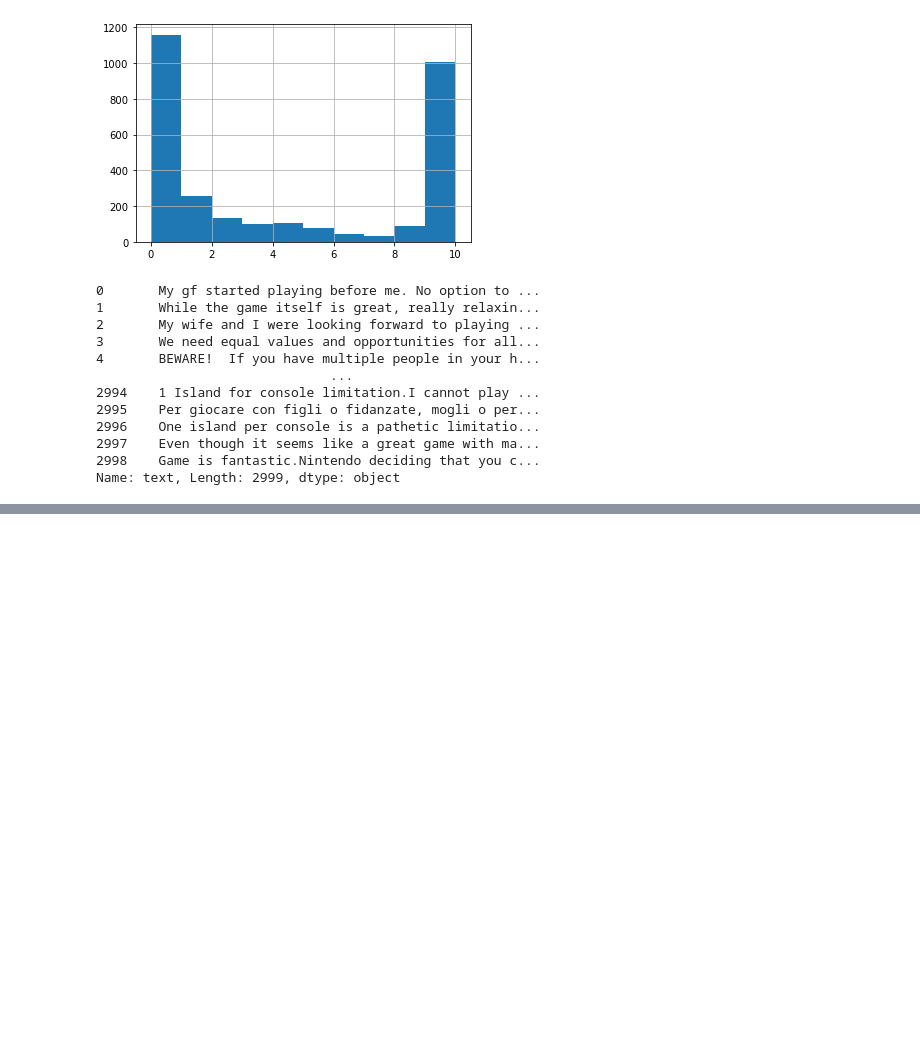
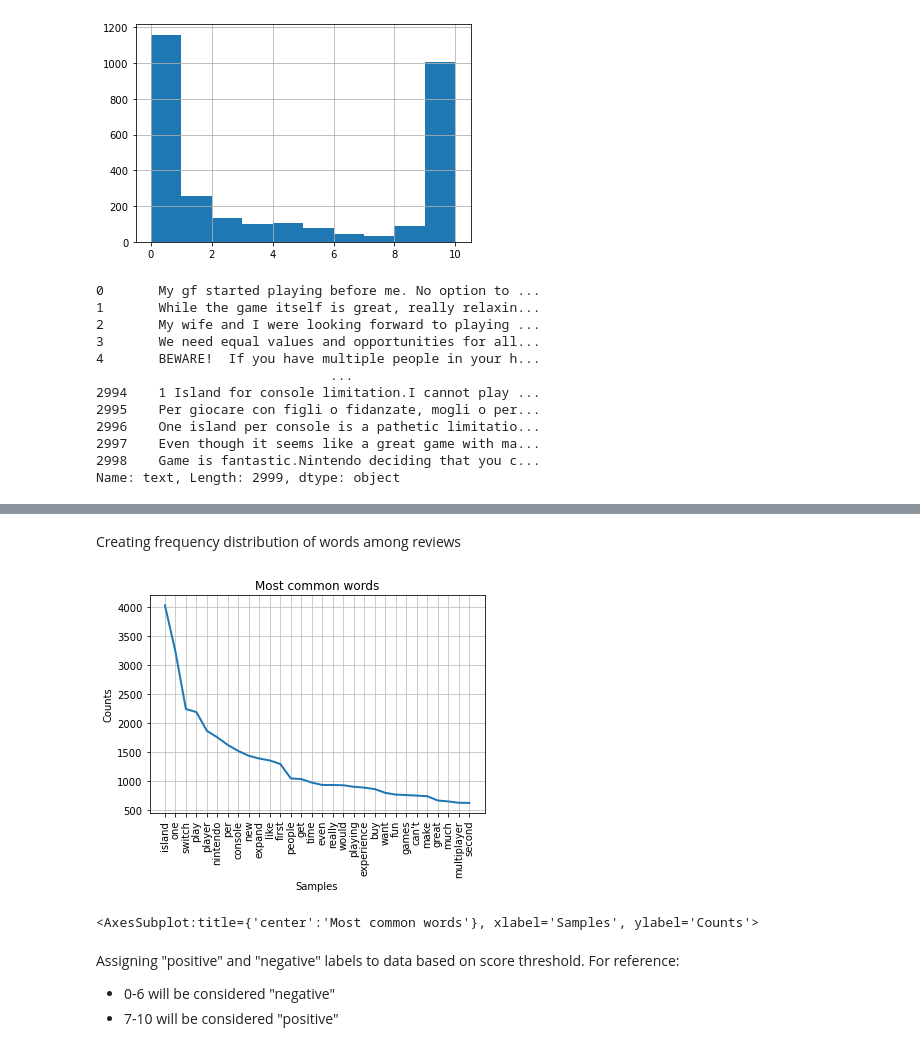
Before and after one commit to nancyho83/ACNH_Review_Sentiment, a Jupyter notebook: animal-crossing-review-analysis.ipynb, the cells around one changed output, grey strips where cells are left out. Drawn from its saved outputs; the diff is of its cells as text; code cells hidden in the pictures; blank space fills up the shorter version.

Commit message:
Labelled sentiment of reviews, preprocessed data and created first rough ml model

```diff
--- a/animal-crossing-review-analysis.ipynb
+++ b/animal-crossing-review-analysis.ipynb
@@ -29,0 +40,3 @@ user_df.head()
+# %%
+user_df = user_df.drop(['user_name'], axis=1)
+user_df.head()
@@ -51,0 +87,6 @@ Name: text, Length: 2999, dtype: object
+# %%
+pattern = "([a-zA-Z]+(?:'[a-z]+)?)" # defining pattern so tokenizer recognizes apostrophes as one word
+
+user_df['tokens_raw'] = [regexp_tokenize(text, pattern) for text in user_df['text']]
+
+user_df['tokens_raw']
@@ -51,0 +108,3 @@ Name: text, Length: 2999, dtype: object
+# %%
+user_df['tokens'] = user_df['tokens_raw'].apply(lambda x: [word.lower() for word in x])
+user_df.head()
@@ -51,0 +120,7 @@ Name: text, Length: 2999, dtype: object
+# %%
+stopwords_list = stopwords.words('english')
+stopwords_list += list(string.punctuation)
+stopwords_list += ['game', 'animal', 'crossing']
+user_df['no_stops'] = user_df['tokens'].apply(lambda x: [w for w in x if w not in stopwords_list])
+
+user_df.head()
@@ -51,0 +134,19 @@ Name: text, Length: 2999, dtype: object
+# %% [markdown]
+Creating frequency distribution of words among reviews
+# %%
+# for token_list in user_df['no_stops']:
+#     token_list = ' '.join(token_list)
+#     token_list = token_list.split(' ')
+test = user_df.no_stops.explode().to_list()
+fdist = FreqDist(test)
+fdist.plot(30, title='Most common words')
+
+# # user_freqdist = FreqDist(user_df['tokens_raw'])
+# # user_freqdist.most_common(50)
+# %% [output]
+[figure, added]
+<AxesSubplot:title={'center':'Most common words'}, xlabel='Samples', ylabel='Counts'>
+# %% [markdown]
+Assigning "positive" and "negative" labels to data based on score threshold. For reference:
+- 0-6 will be considered "negative"
+- 7-10 will be considered "positive"
```
Also changed, not shown: parts of 24 cells of this notebook.
